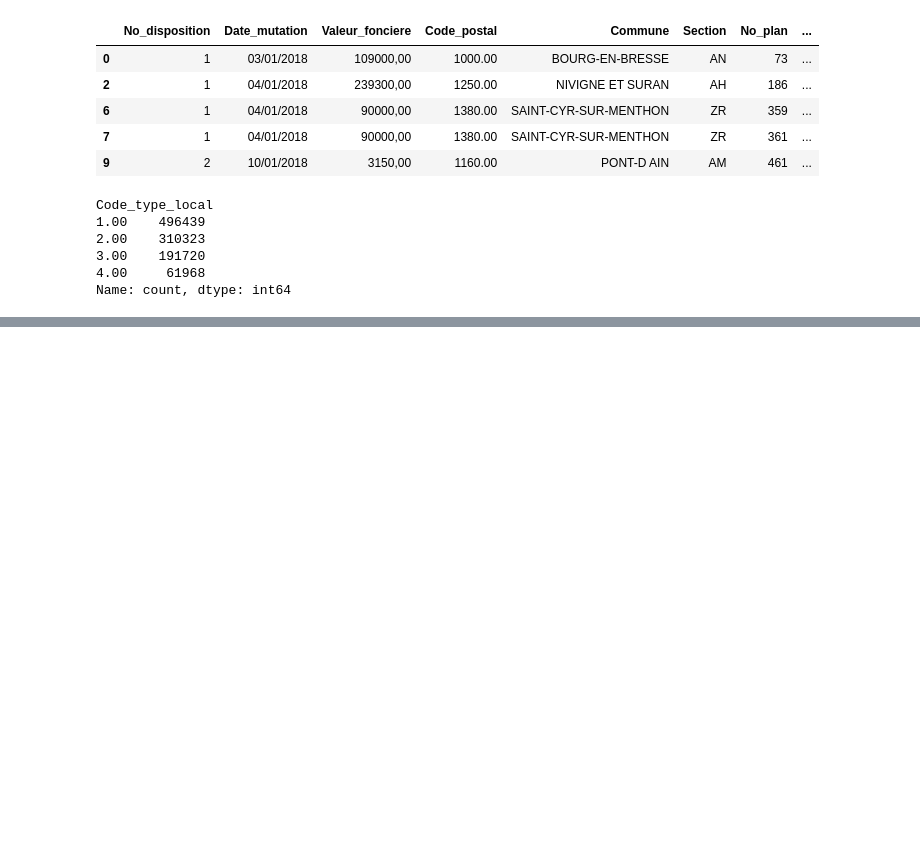
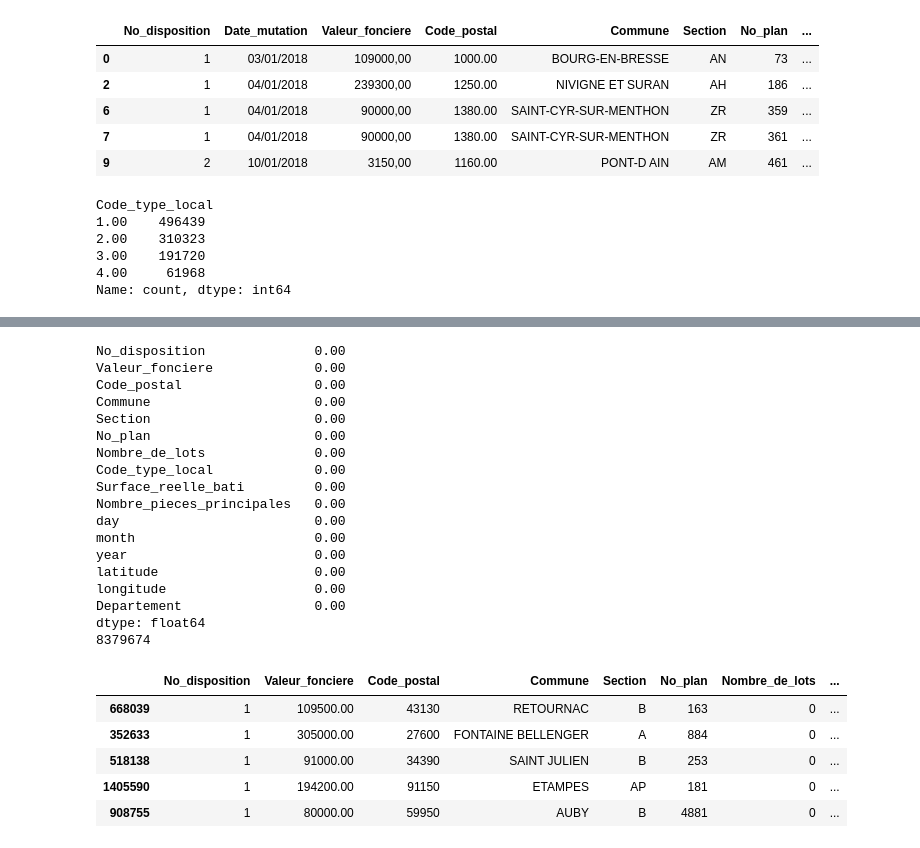
Before and after one commit to Naghan1132/Property_price_prediction, a Jupyter notebook: src/data_preprocessing.ipynb, the cells around one changed output, grey strips where cells are left out. Drawn from its saved outputs; the diff is of its cells as text; code cells hidden in the pictures; blank space fills up the shorter version.

```diff
--- a/src/data_preprocessing.ipynb
+++ b/src/data_preprocessing.ipynb
@@ -629,0 +611,45 @@ ValueError: could not convert string to float: '85445,50'
+# %%
+df_last = pd.concat([df,df_sauvegarde_with_nan])
+# %%
+median_surface_by_type = df_last.groupby('Code_type_local')['Surface_reelle_bati'].median()
+# Remplacez les NaN dans "Surface_reelle_bat" par la médiane correspondante basée sur "Code_type_local"
+df_last['Surface_reelle_bati'] = df_last['Surface_reelle_bati'].fillna(df_last['Code_type_local'].map(median_surface_by_type))
+
+median_surface_by_type = df_last.groupby('Code_type_local')['Nombre_pieces_principales'].median()
+# Remplacez les NaN dans "Surface_reelle_bat" par la médiane correspondante basée sur "Code_type_local"
+df_last['Nombre_pieces_principales'] = df_last['Nombre_pieces_principales'].fillna(df_last['Code_type_local'].map(median_surface_by_type))
+
+
+df_last = df_last.drop(columns=["Nature_culture","Surface_terrain"])
+
+pourcentages_nan = (df_last.isna().sum() / len(df_last)) * 100
+# Affichez les pourcentages de NaN pour chaque colonne
+print(pourcentages_nan)
+print(len(df_last))
+
+df_last.head()
+# %% [output]
+No_disposition              0.00
+Valeur_fonciere             0.00
+Code_postal                 0.00
+Commune                     0.00
+Section                     0.00
+No_plan                     0.00
+Nombre_de_lots              0.00
+Code_type_local             0.00
+Surface_reelle_bati         0.00
+Nombre_pieces_principales   0.00
+day                         0.00
+month                       0.00
+year                        0.00
+latitude                    0.00
+longitude                   0.00
+Departement                 0.00
+dtype: float64
+8379674
+|  | No_disposition | Valeur_fonciere | Code_postal | Commune | Section | No_plan | Nombre_de_lots | ... |
+| 668039 | 1 | 109500.00 | 43130 | RETOURNAC | B | 163 | 0 | ... |
+| 352633 | 1 | 305000.00 | 27600 | FONTAINE BELLENGER | A | 884 | 0 | ... |
+| 518138 | 1 | 91000.00 | 34390 | SAINT JULIEN | B | 253 | 0 | ... |
+| 1405590 | 1 | 194200.00 | 91150 | ETAMPES | AP | 181 | 0 | ... |
+| 908755 | 1 | 80000.00 | 59950 | AUBY | B | 4881 | 0 | ... |
```
Also changed, not shown: parts of 30 cells of this notebook.
